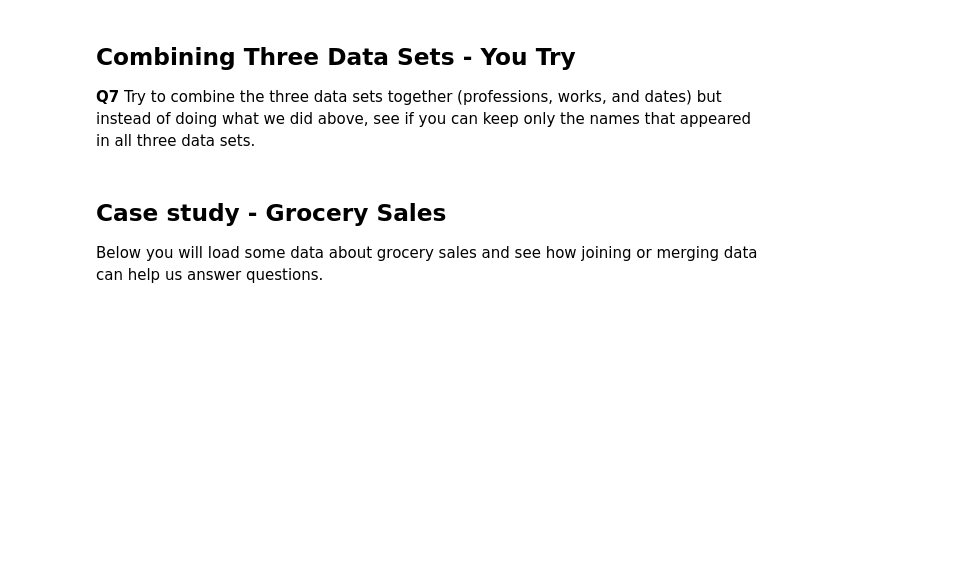
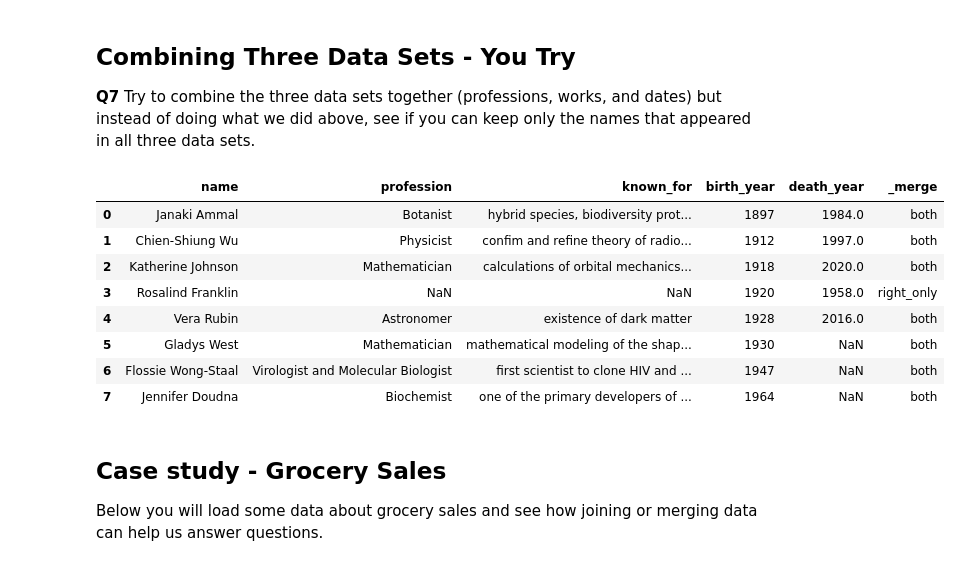
Before and after one commit to urielmartinez09/Day7, a Jupyter notebook: Day7-HW.ipynb, the cells around one changed output. Drawn from its saved outputs; the diff is of its cells as text; code cells hidden in the pictures; blank space fills up the shorter version.

```diff
--- a/Day7-HW.ipynb
+++ b/Day7-HW.ipynb
@@ -106,6 +135,20 @@ DF_scientists
 **Q7** Try to combine the three data sets together (professions, works, and dates) but instead of doing what we did above, see if you can keep only the names that appeared in all three data sets.
 # %%
 # Your code here
+DF_scientists = pd.merge(DF_professions,DF_works,on='name',how='right')
+DF_scientists = pd.merge(DF_scientists,DF_dates,on='name',how='right',indicator=True)
+mask = DF_scientists['_merge']=='both'
+DF_scientists
+# %% [output]
+|  | name | profession | known_for | birth_year | death_year | _merge |
+| 0 | Janaki Ammal | Botanist | hybrid species, biodiversity prot... | 1897 | 1984.0 | both |
+| 1 | Chien-Shiung Wu | Physicist | confim and refine theory of radio... | 1912 | 1997.0 | both |
+| 2 | Katherine Johnson | Mathematician | calculations of orbital mechanics... | 1918 | 2020.0 | both |
+| 3 | Rosalind Franklin | NaN | NaN | 1920 | 1958.0 | right_only |
+| 4 | Vera Rubin | Astronomer | existence of dark matter | 1928 | 2016.0 | both |
+| 5 | Gladys West | Mathematician | mathematical modeling of the shap... | 1930 | NaN | both |
+| 6 | Flossie Wong-Staal | Virologist and Molecular Biologist | first scientist to clone HIV and ... | 1947 | NaN | both |
+| 7 | Jennifer Doudna | Biochemist | one of the primary developers of ... | 1964 | NaN | both |
 # %% [markdown]
 ## Case study - Grocery Sales
 
```
Also changed, not shown: parts of 22 cells of this notebook.
